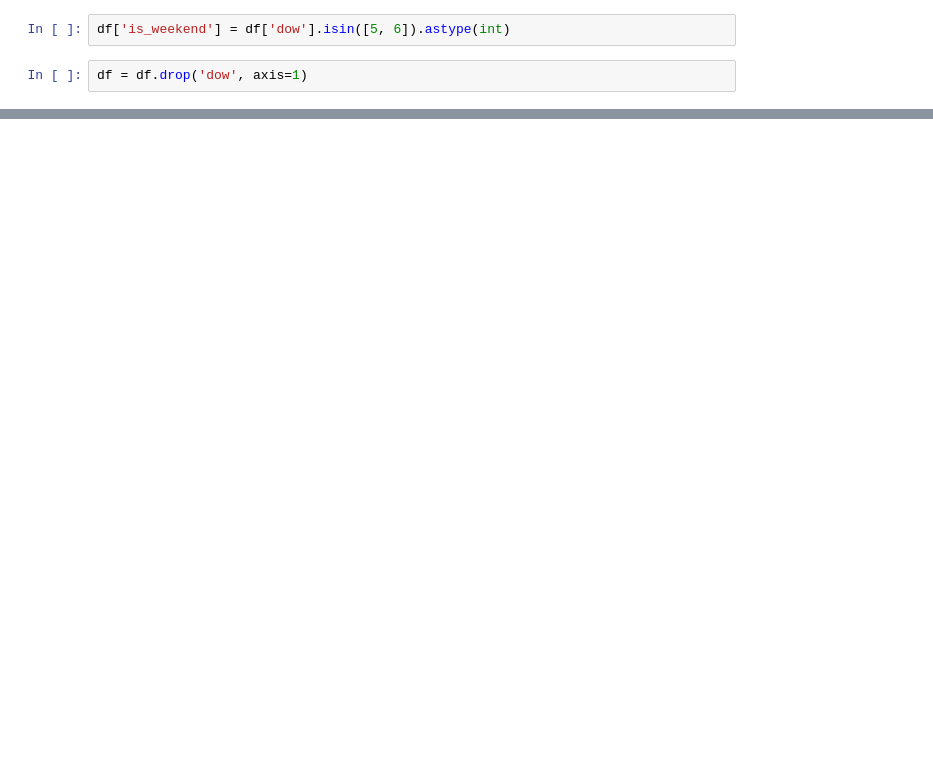
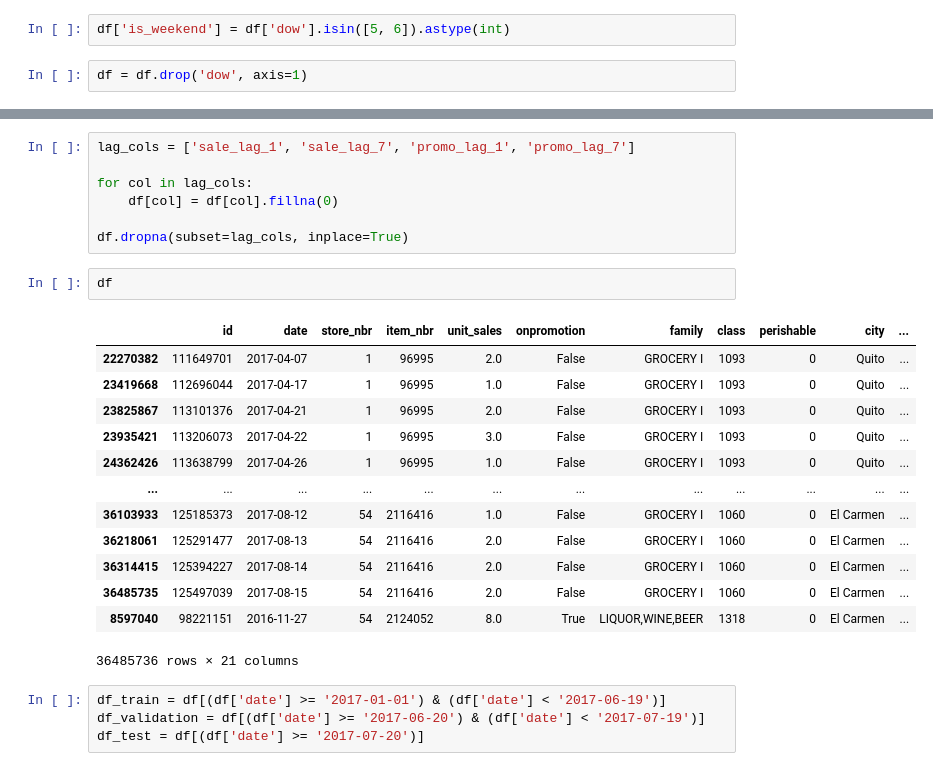
Before and after one commit to Neiw1/Grocery-Sales-Forecasting, a Jupyter notebook: feature engineering.ipynb, the cells around one changed output, grey strips where cells are left out. Saved outputs shown, nothing was run; the diff lists cells and outputs as text; blank space fills up the shorter version.

Commit message:
finish training editing

```diff
--- a/feature engineering.ipynb
+++ b/feature engineering.ipynb
@@ -55,0 +104,27 @@ df.to_csv(os.path.join(data_folder, "engineered_data.csv"), index=False)
+# %%
+lag_cols = ['sale_lag_1', 'sale_lag_7', 'promo_lag_1', 'promo_lag_7']
+
+for col in lag_cols:
+    df[col] = df[col].fillna(0)
+
+df.dropna(subset=lag_cols, inplace=True)
+# %%
+df
+# %% [output]
+|  | id | date | store_nbr | item_nbr | unit_sales | onpromotion | family | class | perishable | city | ... |
+| 22270382 | 111649701 | 2017-04-07 | 1 | 96995 | 2.0 | False | GROCERY I | 1093 | 0 | Quito | ... |
+| 23419668 | 112696044 | 2017-04-17 | 1 | 96995 | 1.0 | False | GROCERY I | 1093 | 0 | Quito | ... |
+| 23825867 | 113101376 | 2017-04-21 | 1 | 96995 | 2.0 | False | GROCERY I | 1093 | 0 | Quito | ... |
+| 23935421 | 113206073 | 2017-04-22 | 1 | 96995 | 3.0 | False | GROCERY I | 1093 | 0 | Quito | ... |
+| 24362426 | 113638799 | 2017-04-26 | 1 | 96995 | 1.0 | False | GROCERY I | 1093 | 0 | Quito | ... |
+| ... | ... | ... | ... | ... | ... | ... | ... | ... | ... | ... | ... |
+| 36103933 | 125185373 | 2017-08-12 | 54 | 2116416 | 1.0 | False | GROCERY I | 1060 | 0 | El Carmen | ... |
+| 36218061 | 125291477 | 2017-08-13 | 54 | 2116416 | 2.0 | False | GROCERY I | 1060 | 0 | El Carmen | ... |
+| 36314415 | 125394227 | 2017-08-14 | 54 | 2116416 | 2.0 | False | GROCERY I | 1060 | 0 | El Carmen | ... |
+| 36485735 | 125497039 | 2017-08-15 | 54 | 2116416 | 2.0 | False | GROCERY I | 1060 | 0 | El Carmen | ... |
+| 8597040 | 98221151 | 2016-11-27 | 54 | 2124052 | 8.0 | True | LIQUOR,WINE,BEER | 1318 | 0 | El Carmen | ... |
+36485736 rows × 21 columns
+# %%
+df_train = df[(df['date'] >= '2017-01-01') & (df['date'] < '2017-06-19')]
+df_validation = df[(df['date'] >= '2017-06-20') & (df['date'] < '2017-07-19')]
+df_test = df[(df['date'] >= '2017-07-20')]
```
Also changed, not shown: parts of 14 cells of this notebook, 4 other files.
